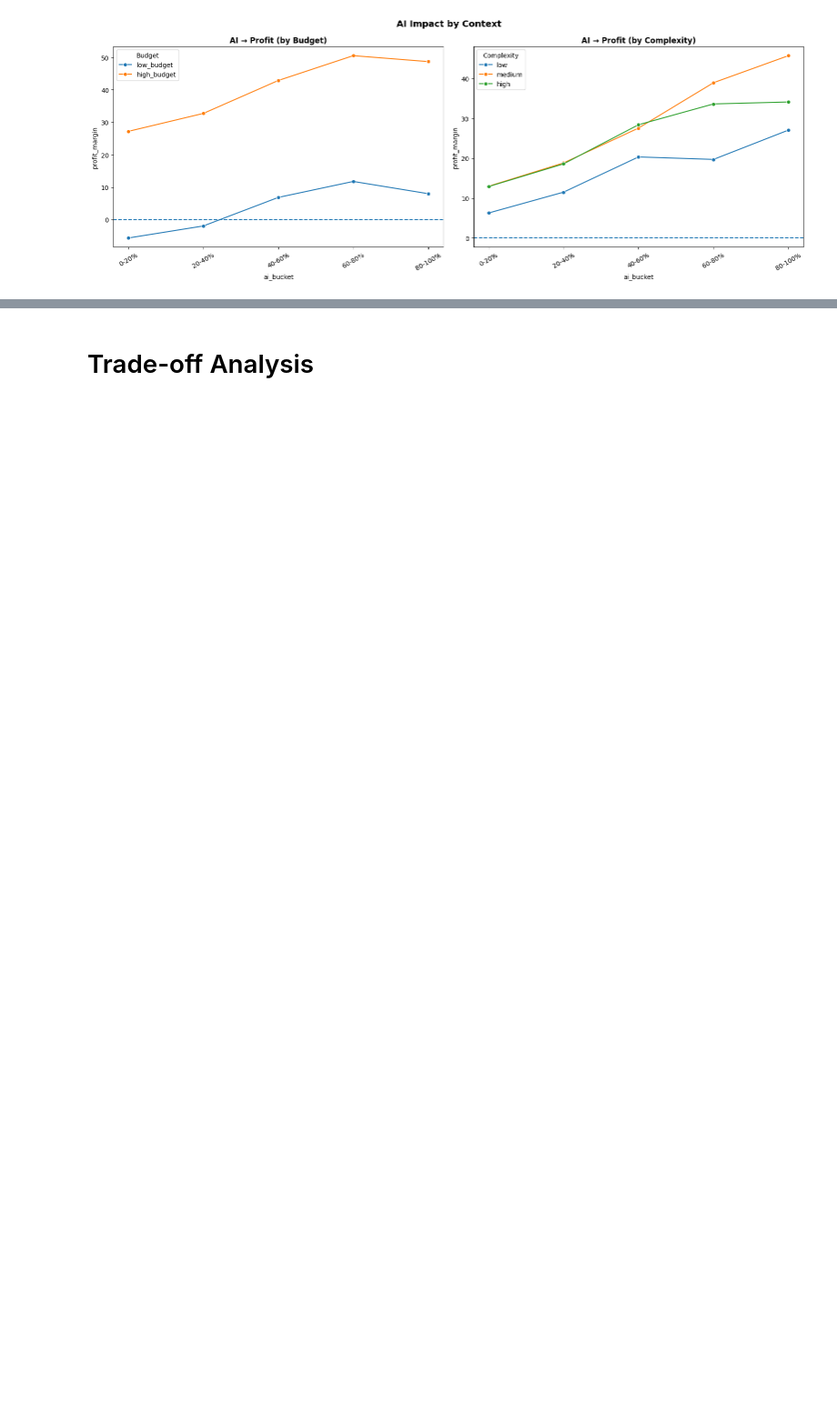
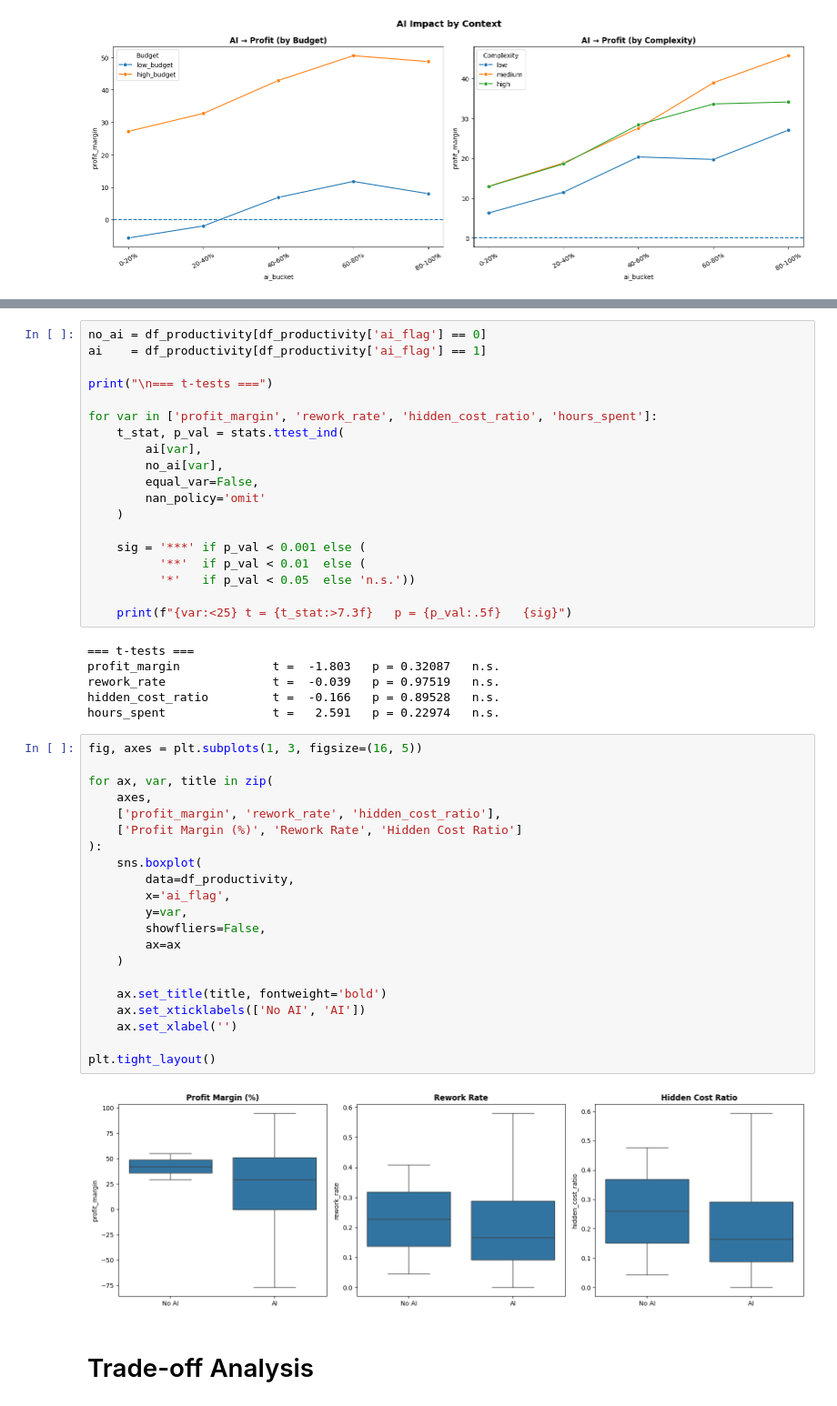
Before and after one commit to andreamammano89-maker/ML_Project_SEA_815441, a Jupyter notebook: EDA.ipynb, the cells around one changed output, grey strips where cells are left out. Shown at 91% size. Saved outputs shown, nothing was run; the diff lists cells and outputs as text; blank space fills up the shorter version.

```diff
--- a/EDA.ipynb
+++ b/EDA.ipynb
@@ -963,3 +1002,51 @@ AI used          18.59         0.22               0.22
+# %%
+no_ai = df_productivity[df_productivity['ai_flag'] == 0]
+ai    = df_productivity[df_productivity['ai_flag'] == 1]
+
+print("\n=== t-tests ===")
+
+for var in ['profit_margin', 'rework_rate', 'hidden_cost_ratio', 'hours_spent']:
+    t_stat, p_val = stats.ttest_ind(
+        ai[var],
+        no_ai[var],
+        equal_var=False,
+        nan_policy='omit'
+    )
+
+    sig = '***' if p_val < 0.001 else (
+          '**'  if p_val < 0.01  else (
+          '*'   if p_val < 0.05  else 'n.s.'))
+
+    print(f"{var:<25} t = {t_stat:>7.3f}   p = {p_val:.5f}   {sig}")
+# %% [output]
+=== t-tests ===
+profit_margin             t =  -1.803   p = 0.32087   n.s.
+rework_rate               t =  -0.039   p = 0.97519   n.s.
+hidden_cost_ratio         t =  -0.166   p = 0.89528   n.s.
+hours_spent               t =   2.591   p = 0.22974   n.s.
+# %%
+fig, axes = plt.subplots(1, 3, figsize=(16, 5))
+
+for ax, var, title in zip(
+    axes,
+    ['profit_margin', 'rework_rate', 'hidden_cost_ratio'],
+    ['Profit Margin (%)', 'Rework Rate', 'Hidden Cost Ratio']
+):
+    sns.boxplot(
+        data=df_productivity,
+        x='ai_flag',
+        y=var,
+        showfliers=False,
+        ax=ax
+    )
+
+    ax.set_title(title, fontweight='bold')
+    ax.set_xticklabels(['No AI', 'AI'])
+    ax.set_xlabel('')
+
+plt.tight_layout()
+# %% [output]
+[figure, added]
 # %% [markdown]
 
 # Trade-off Analysis
```
Also changed, not shown: parts of 24 cells of this notebook.
